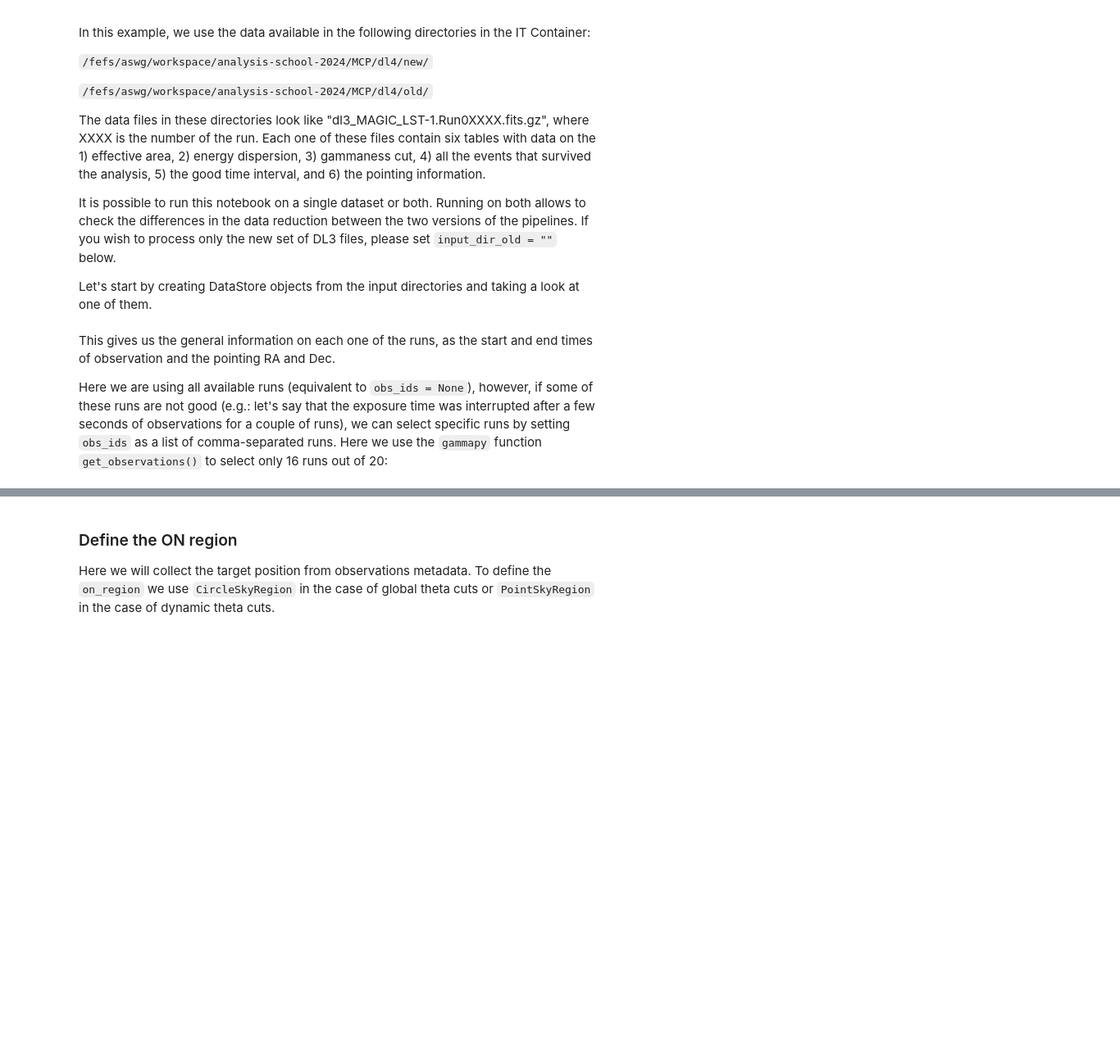
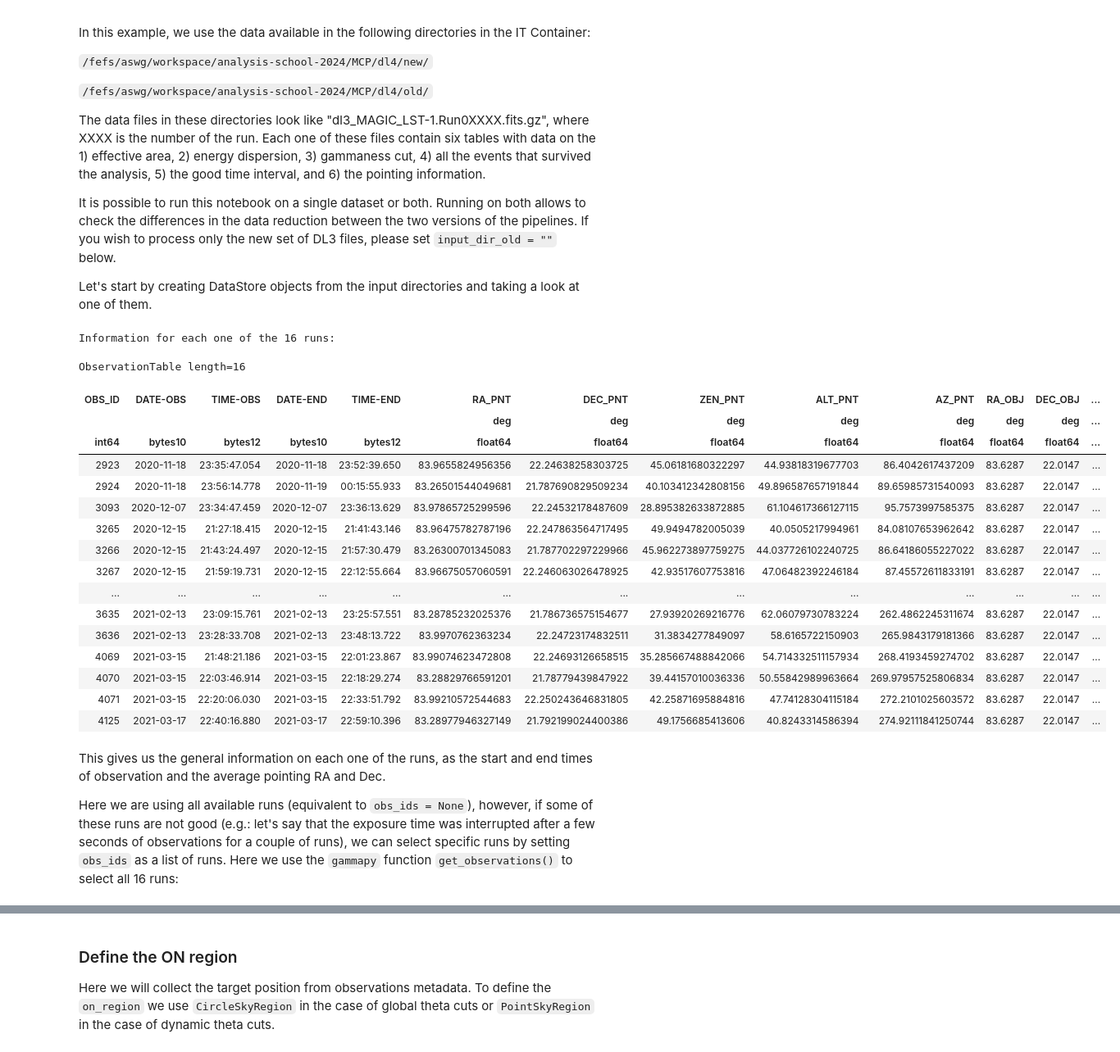
Before and after one commit to cta-observatory/magic-cta-pipe-analysis-school-2024, a Jupyter notebook: SED_and_LC.ipynb, the cells around one changed output, grey strips where cells are left out. Shown at 82% size. Saved outputs shown, nothing was run; the diff lists cells and outputs as text; code cells hidden in the pictures; blank space fills up the shorter version.

```diff
--- a/SED_and_LC.ipynb
+++ b/SED_and_LC.ipynb
@@ -73,23 +73,43 @@ It is possible to run this notebook on a single dataset or both. Running on both
 
 Let's start by creating DataStore objects from the input directories and taking a look at one of them.
 # %%
-input_dir = '/fefs/aswg/workspace/analysis-school-2024/MCP/dl4/new/'
-input_dir_old = '/fefs/aswg/workspace/analysis-school-2024/MCP/dl4/old/'
+input_dir = './data_new/'
+input_dir_old = './data_old/'
 
 double = True
 if input_dir_old=='':
     double = False
 
 data_store = DataStore.from_dir(input_dir)
 if double:
     data_store_old = DataStore.from_dir(input_dir_old)
 
 # Show the observation table
+print("Information for each one of the 16 runs:")
 data_store.obs_table
+# %% [output]
+Information for each one of the 16 runs:
+ObservationTable length=16
+| OBS_ID | DATE-OBS | TIME-OBS | DATE-END | TIME-END | RA_PNT | DEC_PNT | ZEN_PNT | ALT_PNT | AZ_PNT | RA_OBJ | DEC_OBJ | ... |
+|  |  |  |  |  | deg | deg | deg | deg | deg | deg | deg | ... |
+| int64 | bytes10 | bytes12 | bytes10 | bytes12 | float64 | float64 | float64 | float64 | float64 | float64 | float64 | ... |
+| 2923 | 2020-11-18 | 23:35:47.054 | 2020-11-18 | 23:52:39.650 | 83.9655824956356 | 22.24638258303725 | 45.06181680322297 | 44.93818319677703 | 86.4042617437209 | 83.6287 | 22.0147 | ... |
+| 2924 | 2020-11-18 | 23:56:14.778 | 2020-11-19 | 00:15:55.933 | 83.26501544049681 | 21.787690829509234 | 40.103412342808156 | 49.896587657191844 | 89.65985731540093 | 83.6287 | 22.0147 | ... |
+| 3093 | 2020-12-07 | 23:34:47.459 | 2020-12-07 | 23:36:13.629 | 83.97865725299596 | 22.24532178487609 | 28.895382633872885 | 61.104617366127115 | 95.7573997585375 | 83.6287 | 22.0147 | ... |
+| 3265 | 2020-12-15 | 21:27:18.415 | 2020-12-15 | 21:41:43.146 | 83.96475782787196 | 22.247863564717495 | 49.9494782005039 | 40.0505217994961 | 84.08107653962642 | 83.6287 | 22.0147 | ... |
+| 3266 | 2020-12-15 | 21:43:24.497 | 2020-12-15 | 21:57:30.479 | 83.26300701345083 | 21.787702297229966 | 45.962273897759275 | 44.037726102240725 | 86.64186055227022 | 83.6287 | 22.0147 | ... |
+| 3267 | 2020-12-15 | 21:59:19.731 | 2020-12-15 | 22:12:55.664 | 83.96675057060591 | 22.246063026478925 | 42.93517607753816 | 47.06482392246184 | 87.45572611833191 | 83.6287 | 22.0147 | ... |
+| ... | ... | ... | ... | ... | ... | ... | ... | ... | ... | ... | ... | ... |
+| 3635 | 2021-02-13 | 23:09:15.761 | 2021-02-13 | 23:25:57.551 | 83.28785232025376 | 21.786736575154677 | 27.93920269216776 | 62.06079730783224 | 262.4862245311674 | 83.6287 | 22.0147 | ... |
+| 3636 | 2021-02-13 | 23:28:33.708 | 2021-02-13 | 23:48:13.722 | 83.9970762363234 | 22.24723174832511 | 31.3834277849097 | 58.6165722150903 | 265.9843179181366 | 83.6287 | 22.0147 | ... |
+| 4069 | 2021-03-15 | 21:48:21.186 | 2021-03-15 | 22:01:23.867 | 83.99074623472808 | 22.24693126658515 | 35.285667488842066 | 54.714332511157934 | 268.4193459274702 | 83.6287 | 22.0147 | ... |
+| 4070 | 2021-03-15 | 22:03:46.914 | 2021-03-15 | 22:18:29.274 | 83.28829766591201 | 21.78779439847922 | 39.44157010036336 | 50.55842989963664 | 269.97957525806834 | 83.6287 | 22.0147 | ... |
+| 4071 | 2021-03-15 | 22:20:06.030 | 2021-03-15 | 22:33:51.792 | 83.99210572544683 | 22.250243646831805 | 42.25871695884816 | 47.74128304115184 | 272.2101025603572 | 83.6287 | 22.0147 | ... |
+| 4125 | 2021-03-17 | 22:40:16.880 | 2021-03-17 | 22:59:10.396 | 83.28977946327149 | 21.792199024400386 | 49.1756685413606 | 40.8243314586394 | 274.92111841250744 | 83.6287 | 22.0147 | ... |
 # %% [markdown]
-This gives us the general information on each one of the runs, as the start and end times of observation and the pointing RA and Dec.
+This gives us the general information on each one of the runs, as the start and end times of observation and the average pointing RA and Dec.
 
-Here we are using all available runs (equivalent to `obs_ids = None`), however, if some of these runs are not good (e.g.: let's say that the exposure time was interrupted after a few seconds of observations for a couple of runs), we can select specific runs by setting `obs_ids` as a list of comma-separated runs. Here we use the `gammapy` function `get_observations()` to select only 16 runs out of 20:
+Here we are using all available runs (equivalent to `obs_ids = None`), however, if some of these runs are not good (e.g.: let's say that the exposure time was interrupted after a few seconds of observations for a couple of runs), we can select specific runs by setting `obs_ids` as a list of runs. Here we use the `gammapy` function `get_observations()` to select all 16 runs:
 # %%
 obs_ids = [2923, 2924, 3093, 3265, 3266, 3267, 3268, 3631, 3633, 3634, 3635, 3636, 4069, 4070, 4071, 4125]
 obs_ids_old = [2923, 2924, 3093, 3265, 3266, 3267, 3268, 3631, 3633, 3634, 3635, 3636, 4069, 4070, 4071, 4125]
```
Also changed, not shown: parts of 6 cells of this notebook.
